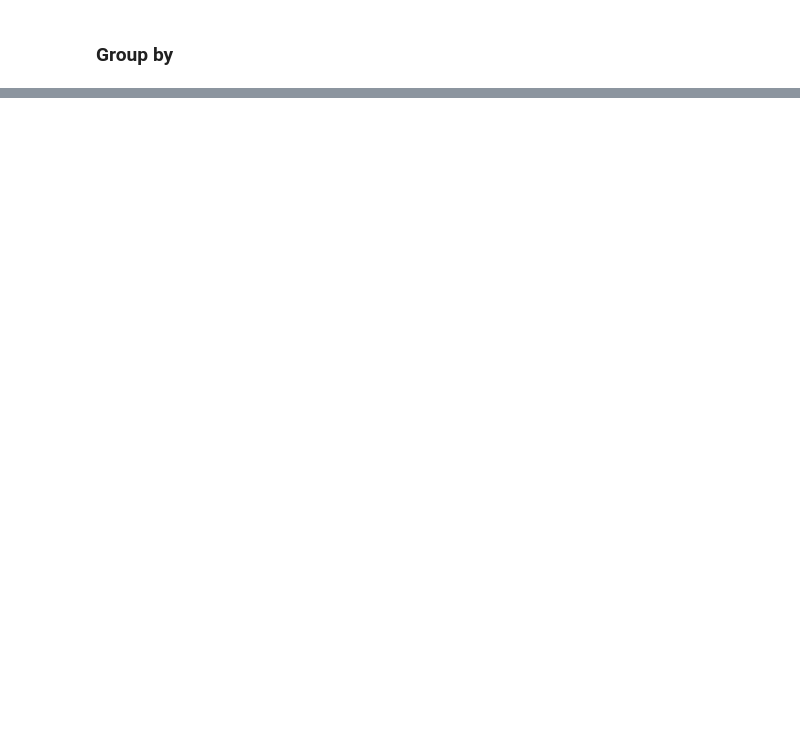
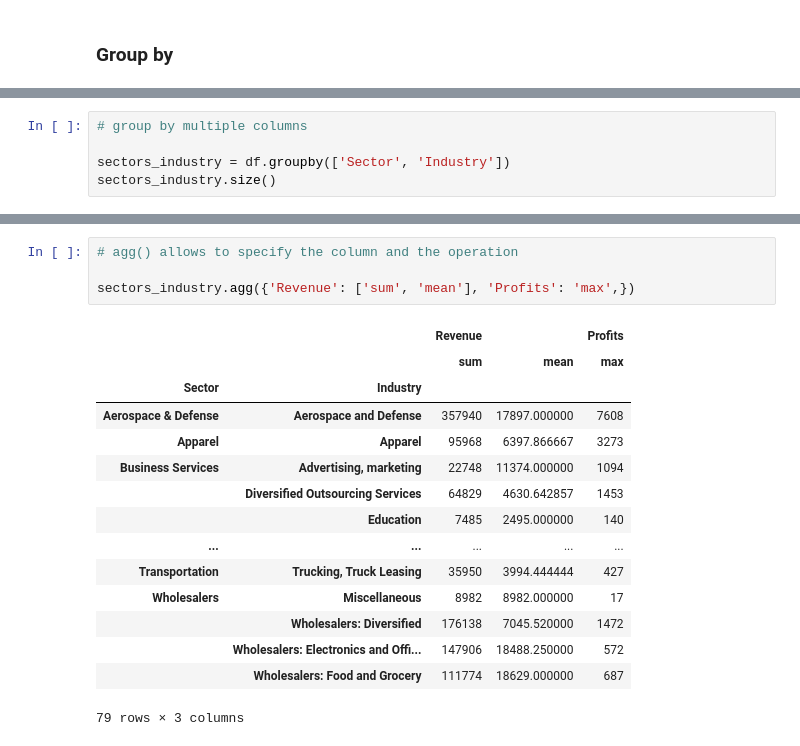
Before and after one commit to taniagmangolini/miscellaneous, a Jupyter notebook: stats/pandas/pandas_book.ipynb, the cells around one changed output, grey strips where cells are left out. Drawn from its saved outputs; the diff is of its cells as text; blank space fills up the shorter version.

```diff
--- a/stats/pandas/pandas_book.ipynb
+++ b/stats/pandas/pandas_book.ipynb
@@ -1394,0 +1533,5 @@ x.melt()
+# %%
+# group by multiple columns
+
+sectors_industry = df.groupby(['Sector', 'Industry'])
+sectors_industry.size()
@@ -1394,0 +1569,20 @@ x.melt()
+# %%
+# agg() allows to specify the column and the operation
+
+sectors_industry.agg({'Revenue': ['sum', 'mean'], 'Profits': 'max',})
+# %% [output]
+|  |  | Revenue |  | Profits |
+|  |  | sum | mean | max |
+| Sector | Industry |  |  |  |
+| Aerospace & Defense | Aerospace and Defense | 357940 | 17897.000000 | 7608 |
+| Apparel | Apparel | 95968 | 6397.866667 | 3273 |
+| Business Services | Advertising, marketing | 22748 | 11374.000000 | 1094 |
+|  | Diversified Outsourcing Services | 64829 | 4630.642857 | 1453 |
+|  | Education | 7485 | 2495.000000 | 140 |
+| ... | ... | ... | ... | ... |
+| Transportation | Trucking, Truck Leasing | 35950 | 3994.444444 | 427 |
+| Wholesalers | Miscellaneous | 8982 | 8982.000000 | 17 |
+|  | Wholesalers: Diversified | 176138 | 7045.520000 | 1472 |
+|  | Wholesalers: Electronics and Offi... | 147906 | 18488.250000 | 572 |
+|  | Wholesalers: Food and Grocery | 111774 | 18629.000000 | 687 |
+79 rows × 3 columns
```
Also changed, not shown: parts of 36 cells of this notebook.
